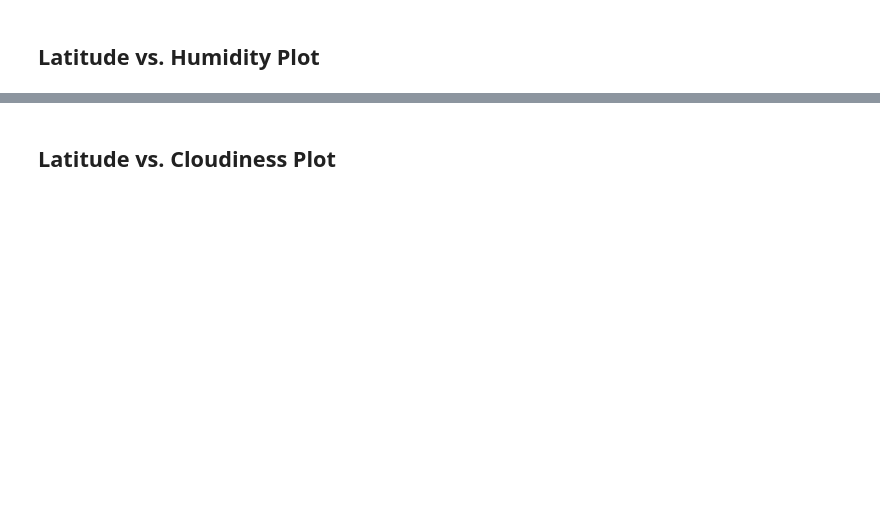
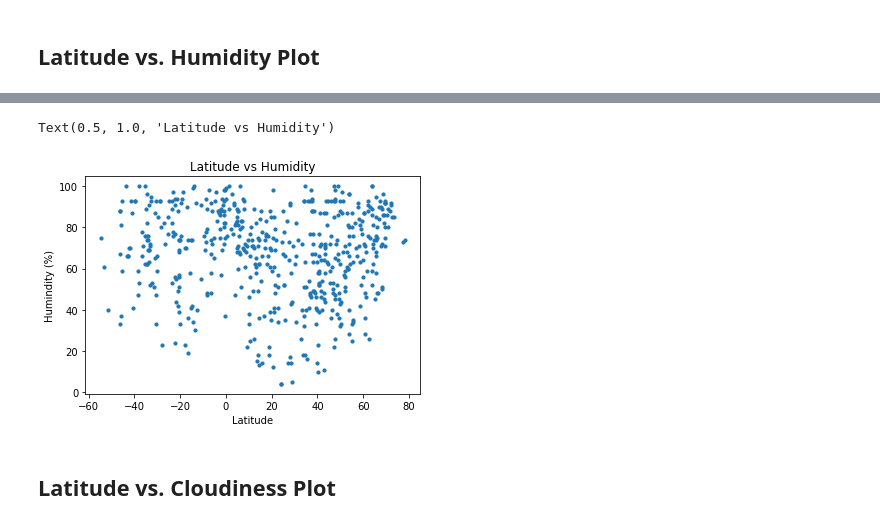
Before and after one commit to Carly-Jane/Python_API_Homework_Carly_Wieland, a Jupyter notebook: starter_code/WeatherPy.ipynb, the cells around one changed output, grey strips where cells are left out. Cells and saved outputs as stored; diff of their text form; code cells hidden in the pictures; blank space fills up the shorter version.

```diff
--- a/starter_code/WeatherPy.ipynb
+++ b/starter_code/WeatherPy.ipynb
@@ -101,2 +177,10 @@ Int64Index([], dtype='int64')
+# %%
+plt.scatter(clean_city_data_draft["Lat"], clean_city_data_draft["Humidity"], s=10)
+plt.xlabel("Latitude")
+plt.ylabel("Humindity (%)")
+plt.title("Latitude vs Humidity")
+# %% [output]
+Text(0.5, 1.0, 'Latitude vs Humidity')
+[figure, added]
 # %% [markdown]
 ## Latitude vs. Cloudiness Plot
```
Also changed, not shown: parts of 31 cells of this notebook, 2 other files.
